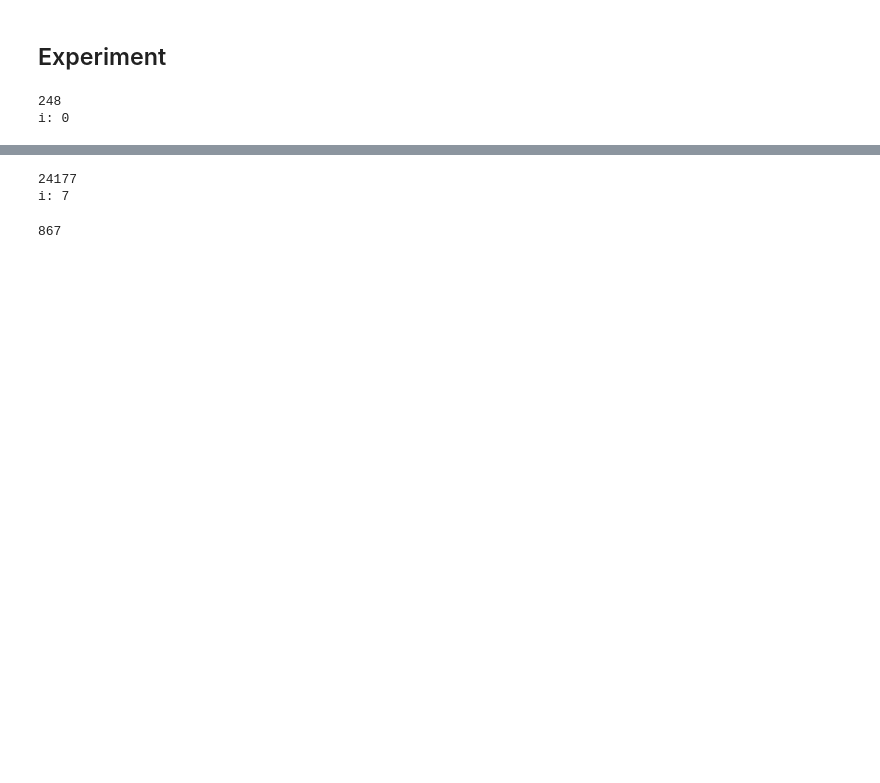
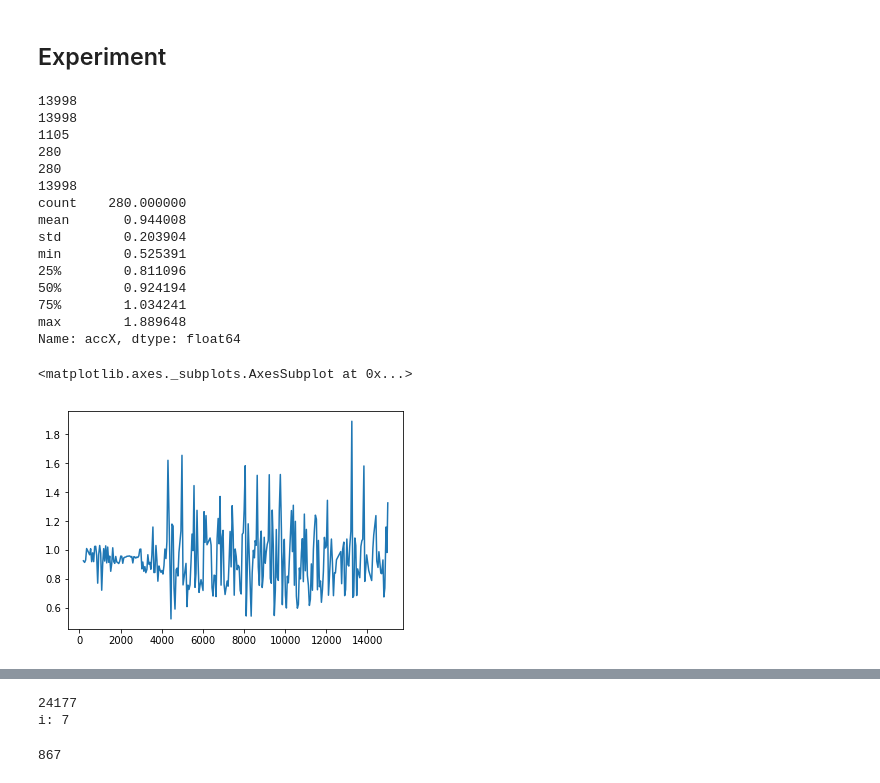
Before and after one commit to pbmiguel/py-har, a Jupyter notebook: TASKS/T1/pre-processing/2016-ANSAMO/2016-ANSAMO-preprocessing-final-version.ipynb, the cells around one changed output, grey strips where cells are left out. Saved outputs shown, nothing was run; the diff lists cells and outputs as text; code cells hidden in the pictures; blank space fills up the shorter version.

Commit message:
add. image script for descriptive analysis of signals: issue #1

```diff
--- a/TASKS/T1/pre-processing/2016-ANSAMO/2016-ANSAMO-preprocessing-final-version.ipynb
+++ b/TASKS/T1/pre-processing/2016-ANSAMO/2016-ANSAMO-preprocessing-final-version.ipynb
@@ -605,0 +606,9 @@ Subject 11 ,  88683
+# %%
+# Remove pocket signals, falling labels, lines with incomplete signal values
+
+# Remove pocket signals
+positions = list(set(all_values['position']))
+print(positions)
+print("all signals: ", len(all_values));
+all_values = all_values[~all_values['position'].isin(['pocket'])];
+print("non-pocket signals: ", len(all_values));
@@ -605,0 +619,9 @@ Subject 11 ,  88683
+# %%
+# Remove falling labels except Sitting, GoUpstairs, Bending, Walking, Jogging, Hoping, GoDownstairs
+labels = list(set(all_values['label']))
+print(labels)
+desired_labels = ['Sitting', 'Bending', 'Walking', 'Jogging', 'Hopping',
+                  'GoUpstairs', 'GoDownstairs']
+all_values_2 = all_values[all_values['label'].isin(desired_labels)];
+print(len(all_values))
+print(len(all_values_2))
@@ -606,7 +679,43 @@ Subject 11 ,  88683
 # %% [markdown]
 ## Experiment
 # %%
-all_values = pd.read_csv(base_path + "t1-2_all_users_50ms.csv");
+all_values = pd.read_csv("t1-3_all_values_50ms.csv");
-# %% [output]
-248
-i: 0
+# %%
+# filter by user, experiment, and position
+print(len(subject01))
+subject01 = all_values_2[all_values_2['userID'].isin(['Subject 01'])];
+print(len(subject01))
+# experiments: ['Hopping_2', 'Walking_2', 'Bending_2', 'Hopping_1', 'Walking_3', 'Hopping_3', 'Jogging_3', 'Bending_3', 'Bending_1', 'Jogging_1', 'Jogging_2', 'Sitting_GettingUpOnAChair', 'Walking_1']
+subject01_exp = subject01[subject01['experiment'].isin(['Walking_2'])];
+print(len(subject01_exp))
+# positions: ['ankle', 'waist', 'chest', 'wrist']
+subject01_exp_pos = subject01_exp[subject01_exp['position'].isin(['waist'])];
+print(len(subject01_exp_pos))
+subject01_exp_pos_sor = subject01_exp_pos.sort_values(['Fts(ms)'])
+accX = subject01_exp_pos_sor['accX']
+time = subject01_exp_pos_sor['Fts(ms)']
+print(len(accX))
+print(len(ts))
+print(accX.describe())
+time.describe()
+ts = pd.Series(accX.values, index=time.values)
+%matplotlib inline
+ts.plot()
+# %% [output]
+13998
+13998
+1105
+280
+280
+13998
+count    280.000000
+mean       0.944008
+std        0.203904
+min        0.525391
+25%        0.811096
+50%        0.924194
+75%        1.034241
+max        1.889648
+Name: accX, dtype: float64
+<matplotlib.axes._subplots.AxesSubplot at 0x...>
+[figure, added]
```
Also changed, not shown: parts of 21 cells of this notebook, 2 other files.
